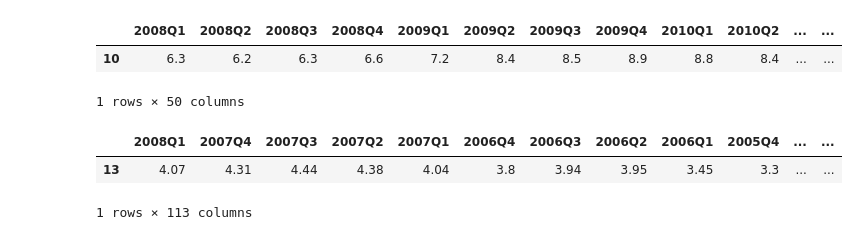
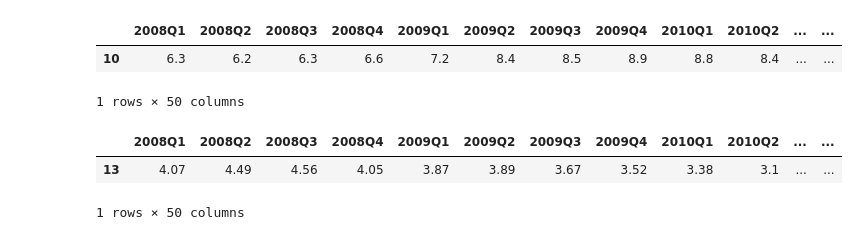
Before and after one commit to SanteriVtj/inflation-and-unemployment-lr, a Jupyter notebook: nb.ipynb, the cells around one changed output. Drawn from its saved outputs; the diff is of its cells as text; code cells hidden in the pictures.

```diff
--- a/nb.ipynb
+++ b/nb.ipynb
@@ -55,12 +55,13 @@ ue_df.head()
 # %%
 EMU_conv_df = eurostat.get_data_df('irt_lt_mcby_q')
 EMU_conv_df = EMU_conv_df[EMU_conv_df['geo\\time'].str.match('FI')]
+EMU_conv_df = EMU_conv_df.drop(EMU_conv_df.columns[:3], axis=1).iloc[:,::-1]
 EMU_conv_df = EMU_conv_df.drop(EMU_conv_df.columns[:list(EMU_conv_df.columns).index('2008Q1')], axis=1)
 EMU_conv_df.head()
 # %% [output]
-|  | 2008Q1 | 2007Q4 | 2007Q3 | 2007Q2 | 2007Q1 | 2006Q4 | 2006Q3 | 2006Q2 | 2006Q1 | 2005Q4 | ... | ... |
-| 13 | 4.07 | 4.31 | 4.44 | 4.38 | 4.04 | 3.8 | 3.94 | 3.95 | 3.45 | 3.3 | ... | ... |
+|  | 2008Q1 | 2008Q2 | 2008Q3 | 2008Q4 | 2009Q1 | 2009Q2 | 2009Q3 | 2009Q4 | 2010Q1 | 2010Q2 | ... | ... |
+| 13 | 4.07 | 4.49 | 4.56 | 4.05 | 3.87 | 3.89 | 3.67 | 3.52 | 3.38 | 3.1 | ... | ... |
-1 rows × 113 columns
+1 rows × 50 columns
 # %%
 cpi = eurostat.get_data_df('tec00118')
 cpi = cpi[cpi['geo\\time'].str.match('FI')]
```
Also changed, not shown: parts of 4 cells of this notebook.
